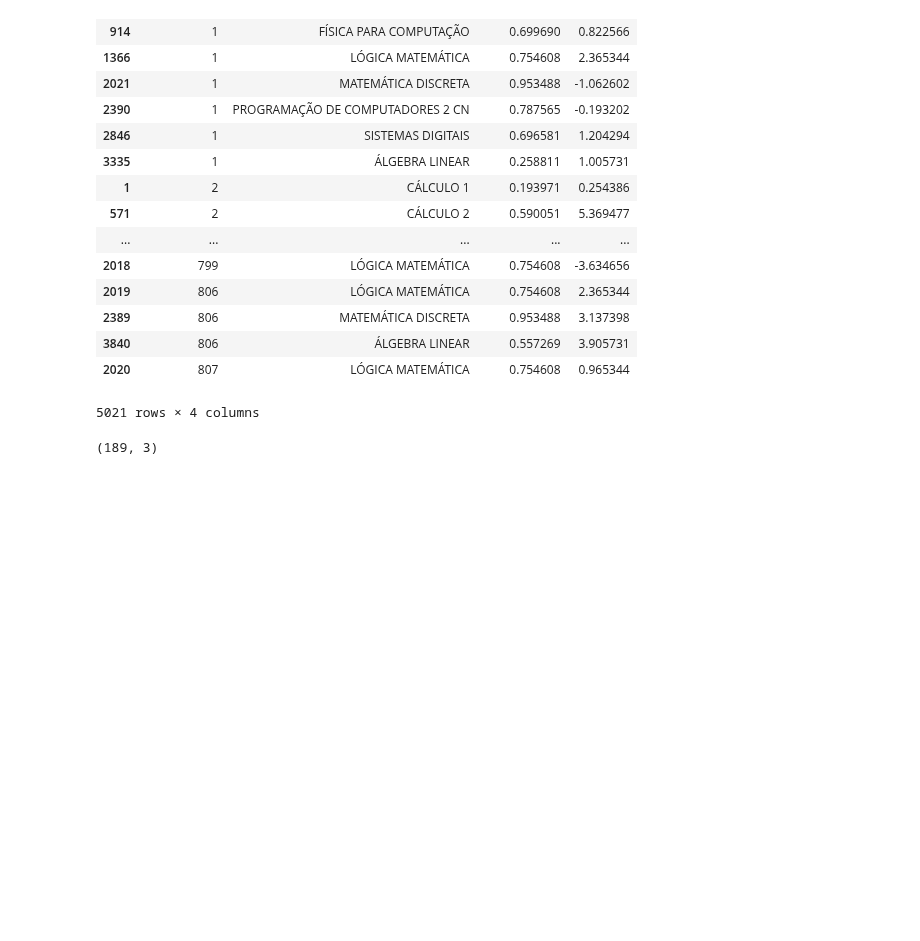
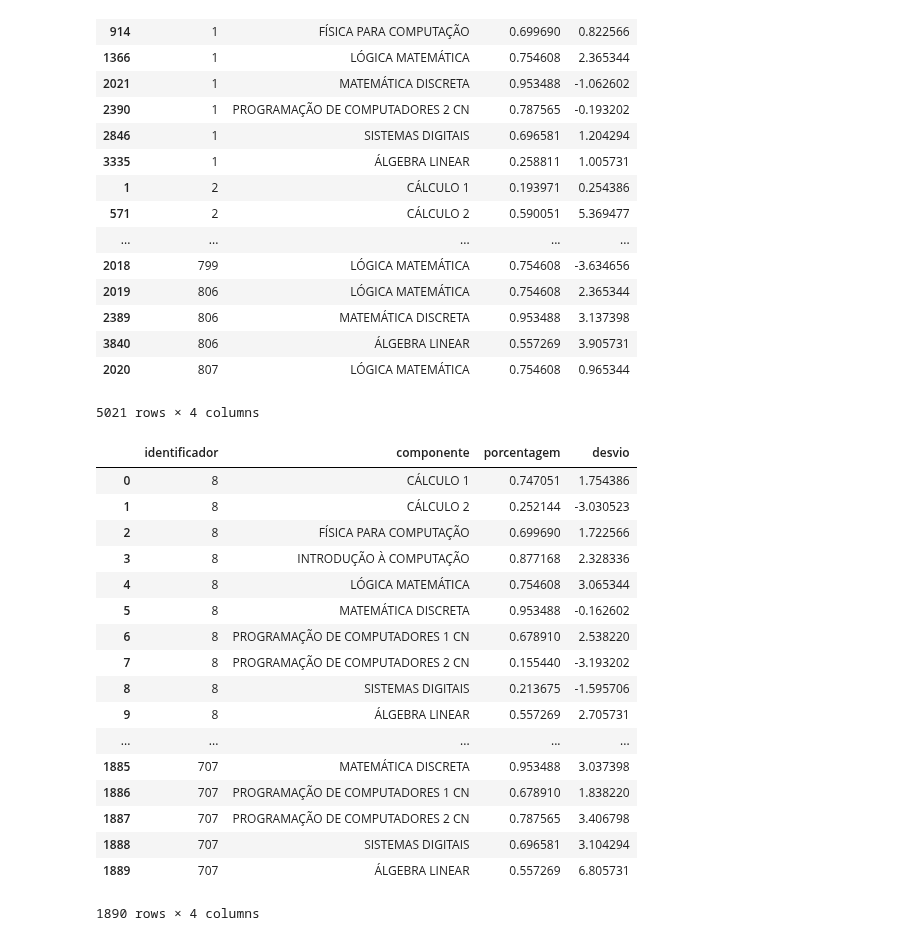
Before and after one commit to luanagbmartins/inteligencia-artificial, a Jupyter notebook: Decision Tree.ipynb, the cells around one changed output. Saved outputs shown, nothing was run; the diff lists cells and outputs as text; code cells hidden in the pictures; blank space fills up the shorter version.

```diff
--- a/Decision Tree.ipynb
+++ b/Decision Tree.ipynb
@@ -401,6 +399,26 @@ resultado
 # %%
 test_count = resultado.groupby(by='identificador').count()
 
-test_count[test_count['componente']@=10].shape
+test_count = test_count[test_count['componente']==test_count['componente'].max()].reset_index()[['identificador']]
+
+
+pd.merge(test_count, resultado, how='inner', on='identificador').sort_values(by=['identificador', 'componente'])
 # %% [output]
+|  | identificador | componente | porcentagem | desvio |
+| 0 | 8 | CÁLCULO 1 | 0.747051 | 1.754386 |
+| 1 | 8 | CÁLCULO 2 | 0.252144 | -3.030523 |
+| 2 | 8 | FÍSICA PARA COMPUTAÇÃO | 0.699690 | 1.722566 |
+| 3 | 8 | INTRODUÇÃO À COMPUTAÇÃO | 0.877168 | 2.328336 |
+| 4 | 8 | LÓGICA MATEMÁTICA | 0.754608 | 3.065344 |
+| 5 | 8 | MATEMÁTICA DISCRETA | 0.953488 | -0.162602 |
+| 6 | 8 | PROGRAMAÇÃO DE COMPUTADORES 1 CN | 0.678910 | 2.538220 |
+| 7 | 8 | PROGRAMAÇÃO DE COMPUTADORES 2 CN | 0.155440 | -3.193202 |
+| 8 | 8 | SISTEMAS DIGITAIS | 0.213675 | -1.595706 |
+| 9 | 8 | ÁLGEBRA LINEAR | 0.557269 | 2.705731 |
+| ... | ... | ... | ... | ... |
+| 1885 | 707 | MATEMÁTICA DISCRETA | 0.953488 | 3.037398 |
+| 1886 | 707 | PROGRAMAÇÃO DE COMPUTADORES 1 CN | 0.678910 | 1.838220 |
+| 1887 | 707 | PROGRAMAÇÃO DE COMPUTADORES 2 CN | 0.787565 | 3.406798 |
+| 1888 | 707 | SISTEMAS DIGITAIS | 0.696581 | 3.104294 |
+| 1889 | 707 | ÁLGEBRA LINEAR | 0.557269 | 6.805731 |
-(189, 3)
+1890 rows × 4 columns
```
Also changed, not shown: parts of 1 cell of this notebook.
